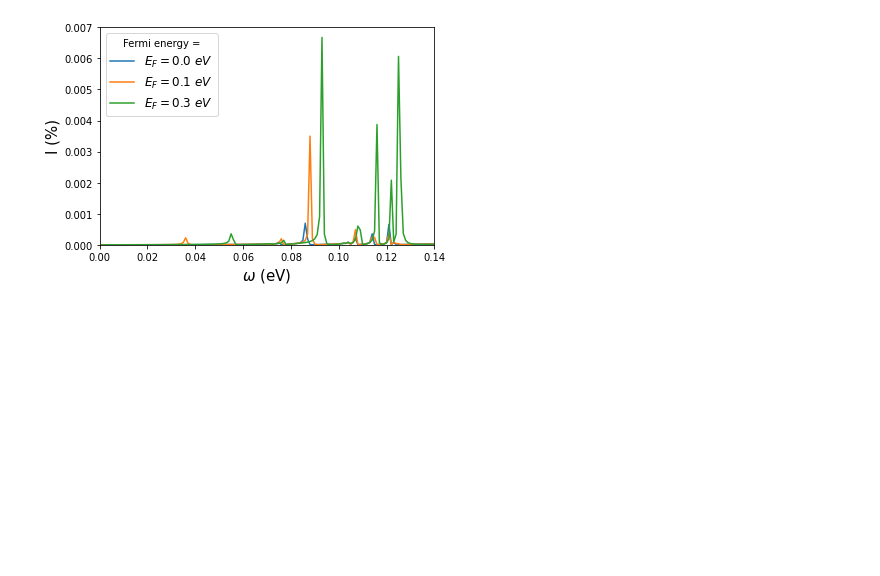
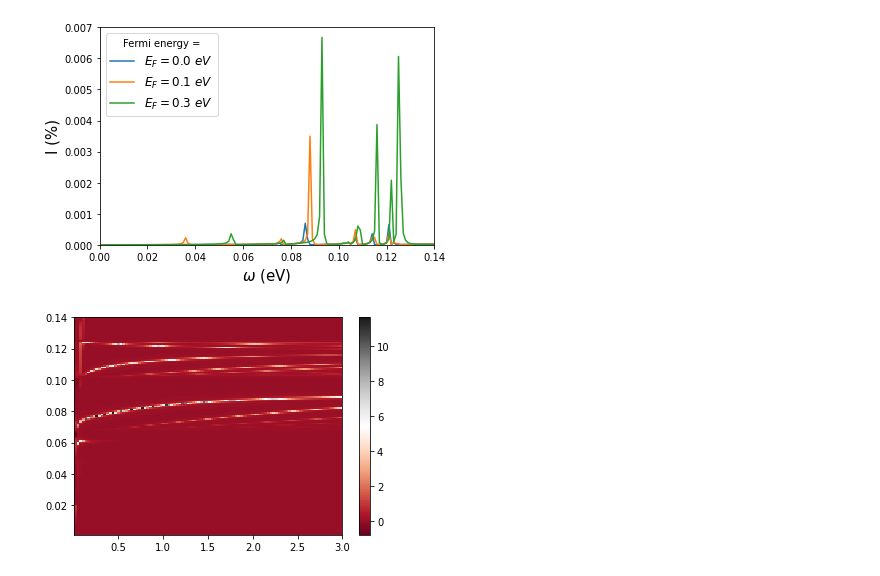
Before and after one commit to rfandan/Google-colab, a Jupyter notebook: Untitled0.ipynb, the cells around one changed output. Saved outputs shown, nothing was run; the diff lists cells and outputs as text; code cells hidden in the pictures; blank space fills up the shorter version.

```diff
--- a/Untitled0.ipynb
+++ b/Untitled0.ipynb
@@ -25,3 +25,20 @@ plt.show()
 #files.download("abc.pdf")
 # %% [output]
 [figure]
+# %%
+import pandas as pd
+import numpy as np
+import matplotlib.pyplot as plt
+from google.colab import files
+z = pd.read_csv("/content/drive/MyDrive/Colab Notebooks/mat.txt", sep='\t', header=None).values
+y = np.linspace(0.001,0.14,140)
+x = np.linspace(0.01,3,100)
+extent = np.min(x), np.max(x), np.min(y), np.max(y)
+X,Y = np.meshgrid(x,y)
+plt.imshow(z, cmap ='RdGy', extent =extent, interpolation ='nearest', origin ='lower',aspect='auto')
+plt.colorbar()
+plt.show()
+#plt.contourf(Y,X, z, 50, cmap='RdGy')
+#plt.colorbar();
+# %% [output]
+[figure, added]
```
Also changed, not shown: parts of 1 cell of this notebook.
